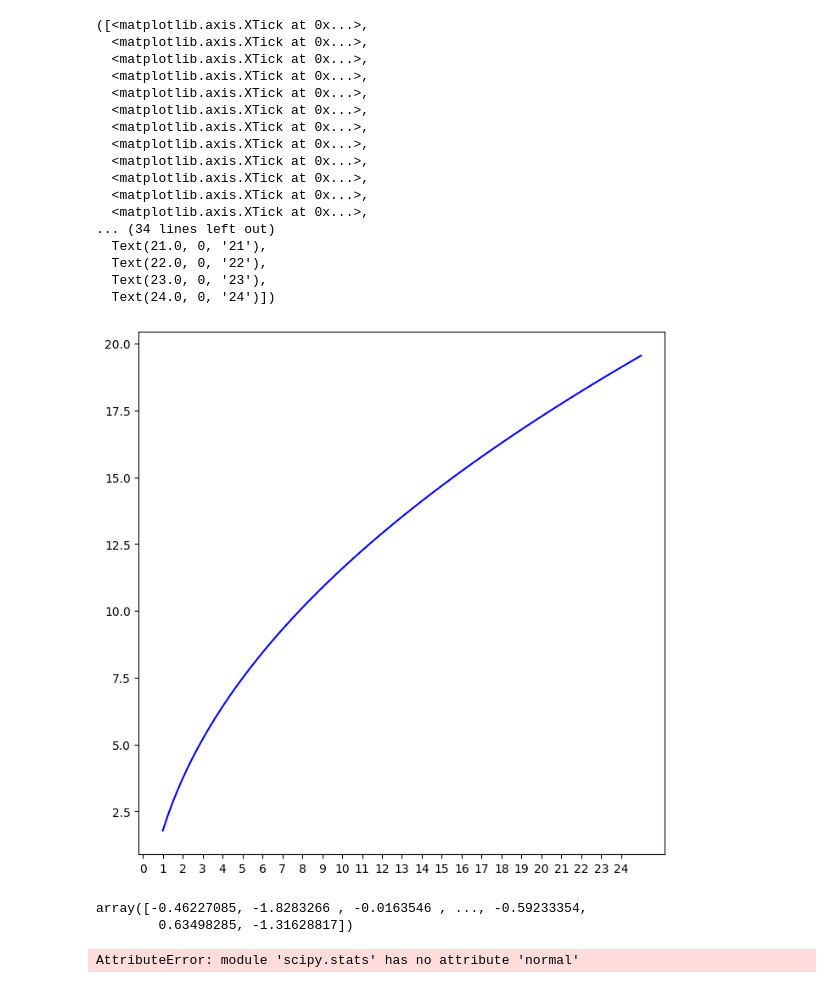
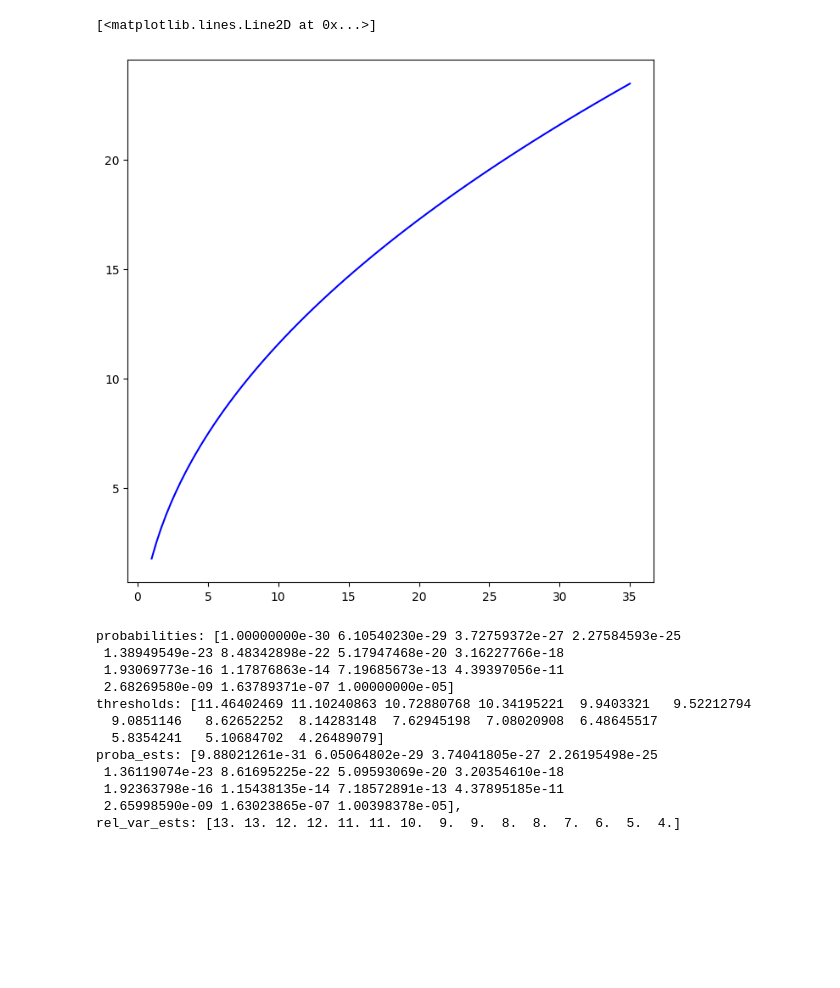
Before and after one commit to karimtito/stat_reliability_measure, a Jupyter notebook: notebooks/1D_variance_IS.ipynb, the cells around one changed output. Cells and saved outputs as stored; diff of their text form; code cells hidden in the pictures; blank space fills up the shorter version.

```diff
--- a/notebooks/1D_variance_IS.ipynb
+++ b/notebooks/1D_variance_IS.ipynb
@@ -28,5 +28,5 @@ plt.plot(x,laplace_gaussian_distrib(x),'r')
 # %%
-rel_variance_IS_1D = lambda u: (laplace_gaussian_distrib(2*u)/laplace_gaussian_distrib(u)**2)-1
+rel_variance_IS_1D = lambda u: (laplace_gaussian_distrib(2*u)/(laplace_gaussian_distrib(u))**2)-1
 plt.plot(x,rel_variance_IS_1D(x),'g')
 plt.close()
 # %%
@@ -34,33 +34,11 @@ proba_to_threshold = lambda p: stats.norm.isf(p)
 def rel_variance_IS_1D_from_proba(p):
     return rel_variance_IS_1D(proba_to_threshold(p))
 # %%
-proba_range = np.logspace(-25,-1.,100)
+proba_range = np.logspace(-35,-1.,100)
 plt.figure(figsize=(8,8))
 proba_range = proba_range[::-1 ]
 log10_proba_range = -np.log10(proba_range)
 plt.plot(log10_proba_range,rel_variance_IS_1D_from_proba(proba_range),'b')
-plt.xticks(np.arange(0, 25, 1.0))
 # %% [output]
-([<matplotlib.axis.XTick at 0x...>,
-  <matplotlib.axis.XTick at 0x...>,
-  <matplotlib.axis.XTick at 0x...>,
-  <matplotlib.axis.XTick at 0x...>,
-  <matplotlib.axis.XTick at 0x...>,
-  <matplotlib.axis.XTick at 0x...>,
-  <matplotlib.axis.XTick at 0x...>,
-  <matplotlib.axis.XTick at 0x...>,
-  <matplotlib.axis.XTick at 0x...>,
-  <matplotlib.axis.XTick at 0x...>,
-  <matplotlib.axis.XTick at 0x...>,
-  <matplotlib.axis.XTick at 0x...>,
-... (34 lines left out)
-  Text(21.0, 0, '21'),
-  Text(22.0, 0, '22'),
-  Text(23.0, 0, '23'),
-  Text(24.0, 0, '24')])
+[<matplotlib.lines.Line2D at 0x...>]
-[figure, old version]
+[figure, new version]
-# %%
-np.random.normal(0,1,int(1e8))
-# %% [output]
-array([-0.46227085, -1.8283266 , -0.0163546 , ..., -0.59233354,
-        0.63498285, -1.31628817])
@@ -69,31 +45,47 @@ np.random.no
 # %%
-proba_range = np.logspace(-15,-1.,10)
+proba_range = np.logspace(-30,-5.,15)
 log10_proba_range= -np.log10(proba_range)
 thresh_range = proba_to_threshold(proba_range)
 normal_dist = stats.norm(loc=0,scale=1)
-
+print(f"probabilities: {proba_range}")
+print(f"thresholds: {thresh_range}")
 def IS_1D(N,thresh,batch_size):
     p_IS=0
+    var_IS = 0
     bias_dist = stats.norm(loc=thresh)
     for i in range(N//batch_size):
         x = thresh+ np.random.normal(size=batch_size)
         pdf_ratio = stats.norm.pdf(x)/stats.norm(loc=thresh).pdf(x)
-        p_local = ((x>0).astype(float) *pdf_ratio).mean()
+        p_local = ((x>thresh).astype(float) *pdf_ratio).mean()
+        var_local = ((x>thresh).astype(float) *pdf_ratio**2).mean()-p_local**2
         p_IS=(i*batch_size*p_IS+p_local*batch_size)/(i*batch_size+batch_size)
+        var_IS = (i*batch_size*var_IS+var_local*batch_size)/(i*batch_size+batch_size)
     if N%batch_size!=0:
         x = np.random.normal(size=N%batch_size)
         pdf_ratio = stats.norm.pdf(x)/stats.norm(loc=thresh).pdf(x)
-        p_local = ((x>0).astype(float) *pdf_ratio).mean()
-        p_IS=(i*batch_size*p_IS+p_local*batch_size)/(i*batch_size+batch_size)
+        p_local = ((x>thresh).astype(float) *pdf_ratio).mean()
+        var_local = ((x>thresh).astype(float) *pdf_ratio**2).mean()-p_local**2
         p_IS=(N//batch_size*batch_size*p_IS+p_local*(N%batch_size))/(N//batch_size*batch_size+N%batch_size)
-    return p_IS
-n_rep = 100
-proba_ests=[]
-for p in proba_range:
-    proba_ests.append([IS_1D(10000000,thresh,10000000) for thresh in thresh_range])
-proba_ests=np.array(proba_ests)
-variance_ests= np.var(proba_ests,axis=1)
-variance_rel = variance_ests/p**2
-plt.plot(log10_proba_range,variance_rel,'r')
+        var_IS = (N//batch_size*batch_²size*var_IS+var_local*(N%batch_size))/(N//batch_size*batch_size+N%batch_size)
+    return p_IS,var_IS
+
+ests=[IS_1D(int(1e5),thresh,int(1e5)) for thresh in thresh_range]
+var_ests = np.array([est[1] for est in ests])
+proba_ests = np.array([est[0] for est in ests])
+print(f"proba_ests: {proba_ests},\nrel_var_ests: {var_ests//proba_ests**2}")
+# variance_ests= np.var(proba_ests,axis=1)
+# variance_rel = variance_ests/proba_range**2
+# plt.plot(log10_proba_range,variance_rel,'r')
 # %% [output]
-AttributeError: module 'scipy.stats' has no attribute 'normal'
+probabilities: [1.00000000e-30 6.10540230e-29 3.72759372e-27 2.27584593e-25
+ 1.38949549e-23 8.48342898e-22 5.17947468e-20 3.16227766e-18
+ 1.93069773e-16 1.17876863e-14 7.19685673e-13 4.39397056e-11
+ 2.68269580e-09 1.63789371e-07 1.00000000e-05]
+thresholds: [11.46402469 11.10240863 10.72880768 10.34195221  9.9403321   9.52212794
+  9.0851146   8.62652252  8.14283148  7.62945198  7.08020908  6.48645517
+  5.8354241   5.10684702  4.26489079]
+proba_ests: [9.88021261e-31 6.05064802e-29 3.74041805e-27 2.26195498e-25
+ 1.36119074e-23 8.61695225e-22 5.09593069e-20 3.20354610e-18
+ 1.92363798e-16 1.15438135e-14 7.18572891e-13 4.37895185e-11
+ 2.65998590e-09 1.63023865e-07 1.00398378e-05],
+rel_var_ests: [13. 13. 12. 12. 11. 11. 10.  9.  9.  8.  8.  7.  6.  5.  4.]
```
Also changed, not shown: parts of 4 cells of this notebook, 35 other files.
